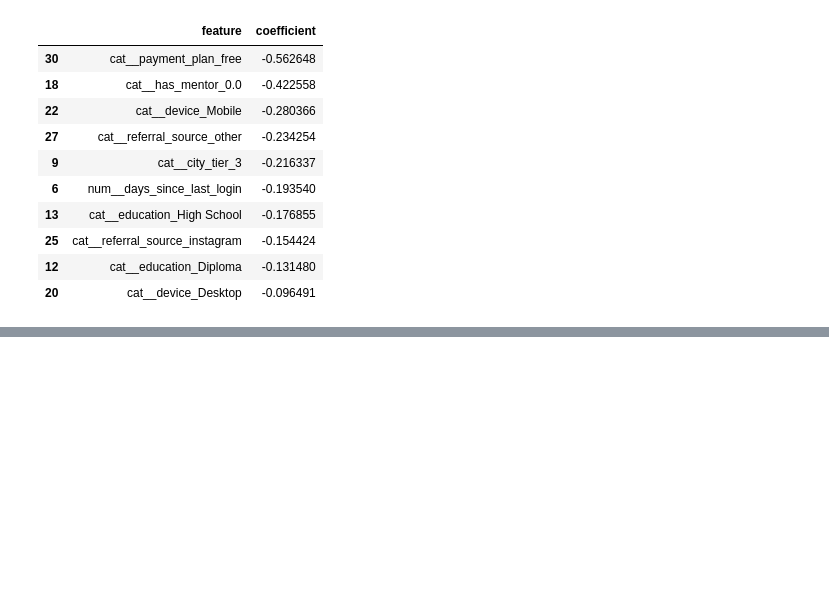
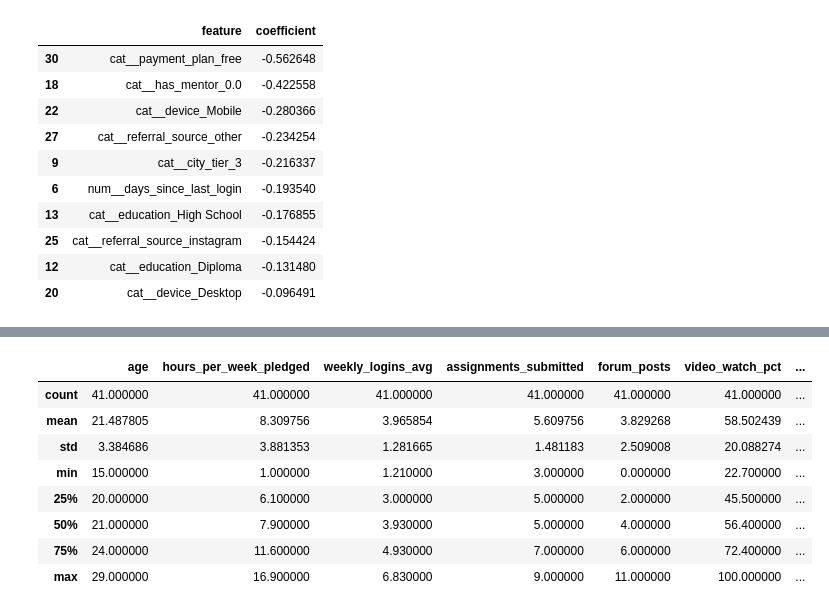
Before and after one commit to Prototype361/Course-completion-predictor, a Jupyter notebook: Notebooks/ML_Assignment.ipynb, the cells around one changed output, grey strips where cells are left out. Saved outputs shown, nothing was run; the diff lists cells and outputs as text; code cells hidden in the pictures; blank space fills up the shorter version.

```diff
--- a/Notebooks/ML_Assignment.ipynb
+++ b/Notebooks/ML_Assignment.ipynb
@@ -2631,0 +2724,12 @@ coef_df.sort_values(
+# %%
+false_positives.describe()
+# %% [output]
+|  | age | hours_per_week_pledged | weekly_logins_avg | assignments_submitted | forum_posts | video_watch_pct | ... |
+| count | 41.000000 | 41.000000 | 41.000000 | 41.000000 | 41.000000 | 41.000000 | ... |
+| mean | 21.487805 | 8.309756 | 3.965854 | 5.609756 | 3.829268 | 58.502439 | ... |
+| std | 3.384686 | 3.881353 | 1.281665 | 1.481183 | 2.509008 | 20.088274 | ... |
+| min | 15.000000 | 1.000000 | 1.210000 | 3.000000 | 0.000000 | 22.700000 | ... |
+| 25% | 20.000000 | 6.100000 | 3.000000 | 5.000000 | 2.000000 | 45.500000 | ... |
+| 50% | 21.000000 | 7.900000 | 3.930000 | 5.000000 | 4.000000 | 56.400000 | ... |
+| 75% | 24.000000 | 11.600000 | 4.930000 | 7.000000 | 6.000000 | 72.400000 | ... |
+| max | 29.000000 | 16.900000 | 6.830000 | 9.000000 | 11.000000 | 100.000000 | ... |
```
Also changed, not shown: parts of 15 cells of this notebook, 1 other file.
